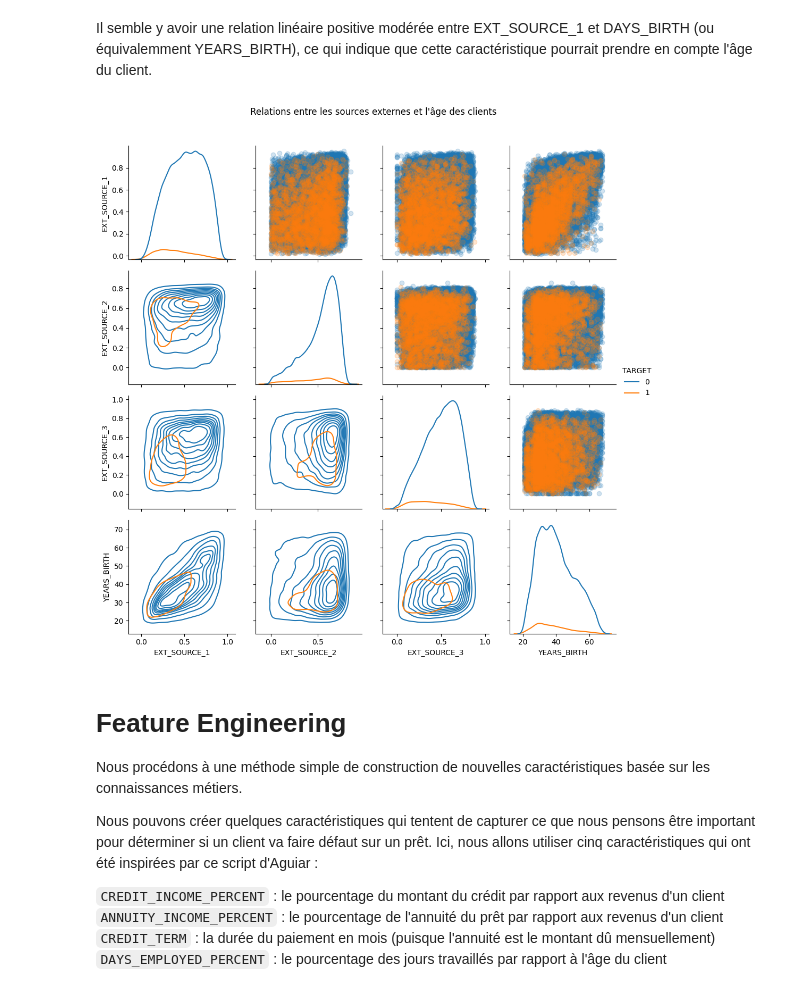
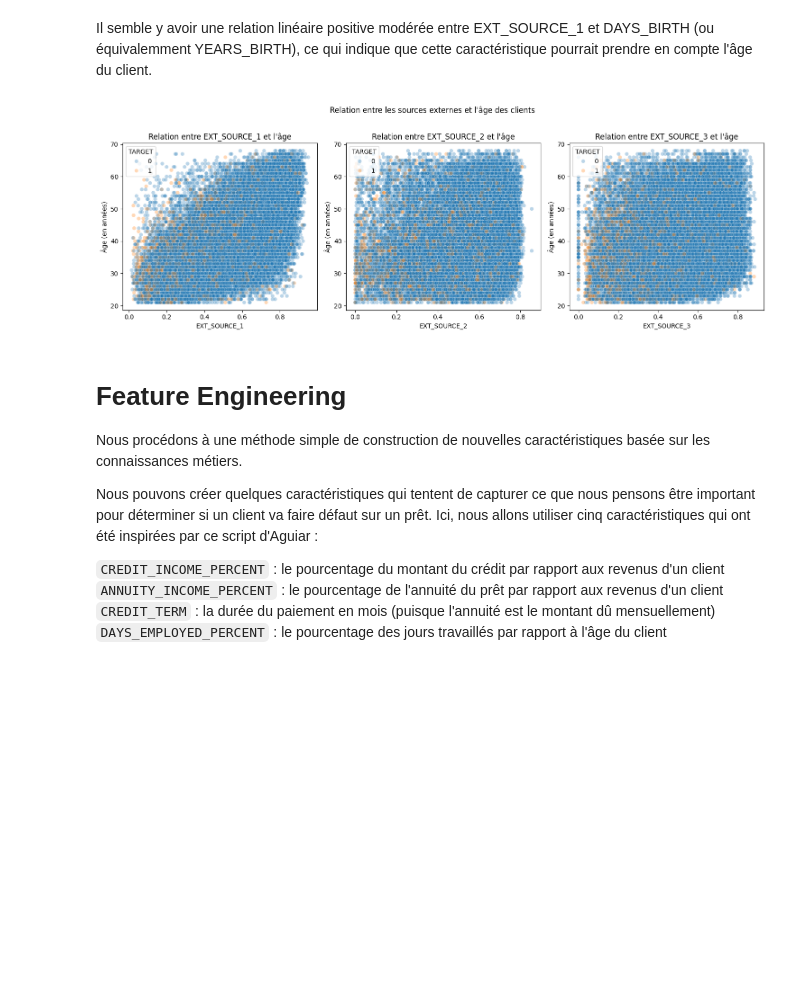
Before and after one commit to Sengsathit/OCR_data_scientist_projet_07, a Jupyter notebook: SILALAK_Sengsathit_1_notebook_data_preparation_072024.ipynb, the cells around one changed output. Saved outputs shown, nothing was run; the diff lists cells and outputs as text; code cells hidden in the pictures; blank space fills up the shorter version.

```diff
--- a/SILALAK_Sengsathit_1_notebook_data_preparation_072024.ipynb
+++ b/SILALAK_Sengsathit_1_notebook_data_preparation_072024.ipynb
@@ -529,45 +534,34 @@ plt.tight_layout(h_pad = 2.5)
 ## Sources externes vs Âge des clients
 # %% [markdown]
 Il semble y avoir une relation linéaire positive modérée entre EXT_SOURCE_1 et DAYS_BIRTH (ou équivalemment YEARS_BIRTH), ce qui indique que cette caractéristique pourrait prendre en compte l'âge du client.
-# %%
-# Copier les données pour les visualiser
-plot_data = ext_data.drop(columns=['DAYS_BIRTH']).copy()
-
-# Ajouter l'âge du client en années
-plot_data['YEARS_BIRTH'] = age_data['YEARS_BIRTH']
-
-# Supprimer les valeurs manquantes et limiter aux 100 000 premières lignes
-plot_data = plot_data.dropna().loc[:100000, :]
-
-# Fonction pour calculer le coefficient de corrélation entre deux colonnes
-def corr_func(x, y, **kwargs):
-    r = np.corrcoef(x, y)[0][1]
-    ax = plt.gca()
-    ax.annotate(f"r = {r:.2f}", xy=(.2, .8), xycoords=ax.transAxes, size=20)
-
-# Créer l'objet PairGrid
-grid = sns.PairGrid(data=plot_data, diag_sharey=False,
-                    hue='TARGET',
-                    vars=[x for x in list(plot_data.columns) if x != 'TARGET'])
-
-# La partie supérieure est un nuage de points
-grid.map_upper(plt.scatter, alpha=0.2)
-
-# La diagonale est un histogramme
-grid.map_diag(sns.kdeplot)
-
-# La partie inférieure est un graphique de densité
-grid.map_lower(sns.kdeplot, cmap=plt.cm.OrRd_r)
-
-# Ajouter la légende pour les couleurs bleu et orange
-grid.add_legend()
-
-# Modifier le titre
-plt.suptitle('Relations entre les sources externes et l\'âge des clients', y=1.05)
-
-plt.show()
-# %% [output]
-[figure, removed]
+# %%
+# Copier les données pour les visualiser
+plot_data = ext_data.drop(columns=['DAYS_BIRTH']).copy()
+
+# Ajouter l'âge du client en années
+plot_data['YEARS_BIRTH'] = age_data['YEARS_BIRTH']
+
+# Supprimer les valeurs manquantes et limiter aux 100 000 premières lignes
+plot_data = plot_data.dropna().loc[:100000, :]
+
+# Liste des trois sources externes que vous voulez comparer à l'âge
+sources = ['EXT_SOURCE_1', 'EXT_SOURCE_2', 'EXT_SOURCE_3']
+
+# Créer les scatter plots
+plt.figure(figsize=(15, 5))
+
+for i, source in enumerate(sources):
+    plt.subplot(1, 3, i + 1)
+    sns.scatterplot(data=plot_data, x=source, y='YEARS_BIRTH', hue='TARGET', alpha=0.3)
+    plt.title(f'Relation entre {source} et l\'âge')
+    plt.xlabel(source)
+    plt.ylabel('Âge (en années)')
+
+plt.suptitle('Relation entre les sources externes et l\'âge des clients', y=1.02)
+plt.tight_layout()
+plt.show()
+# %% [output]
+[figure, added]
 # %% [markdown]
 # Feature Engineering
 
```
Also changed, not shown: parts of 5 cells of this notebook, 8 other files.
